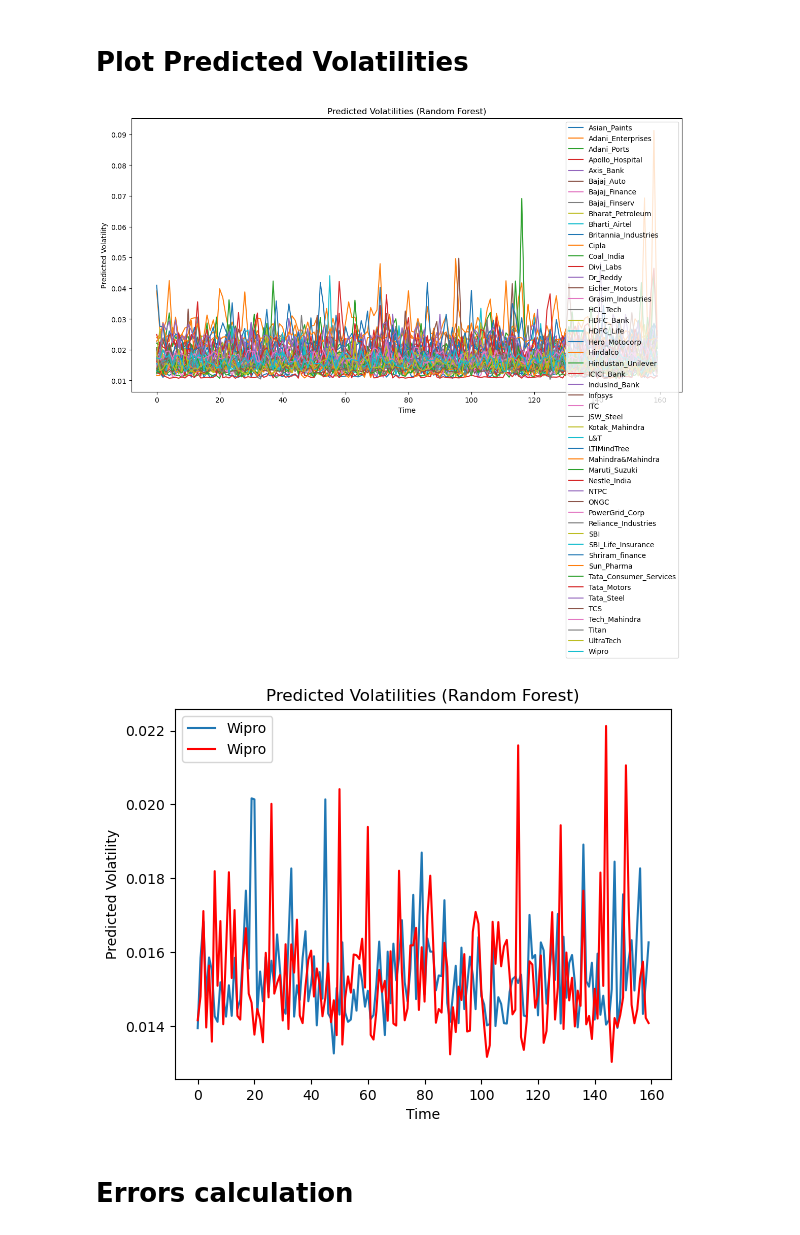
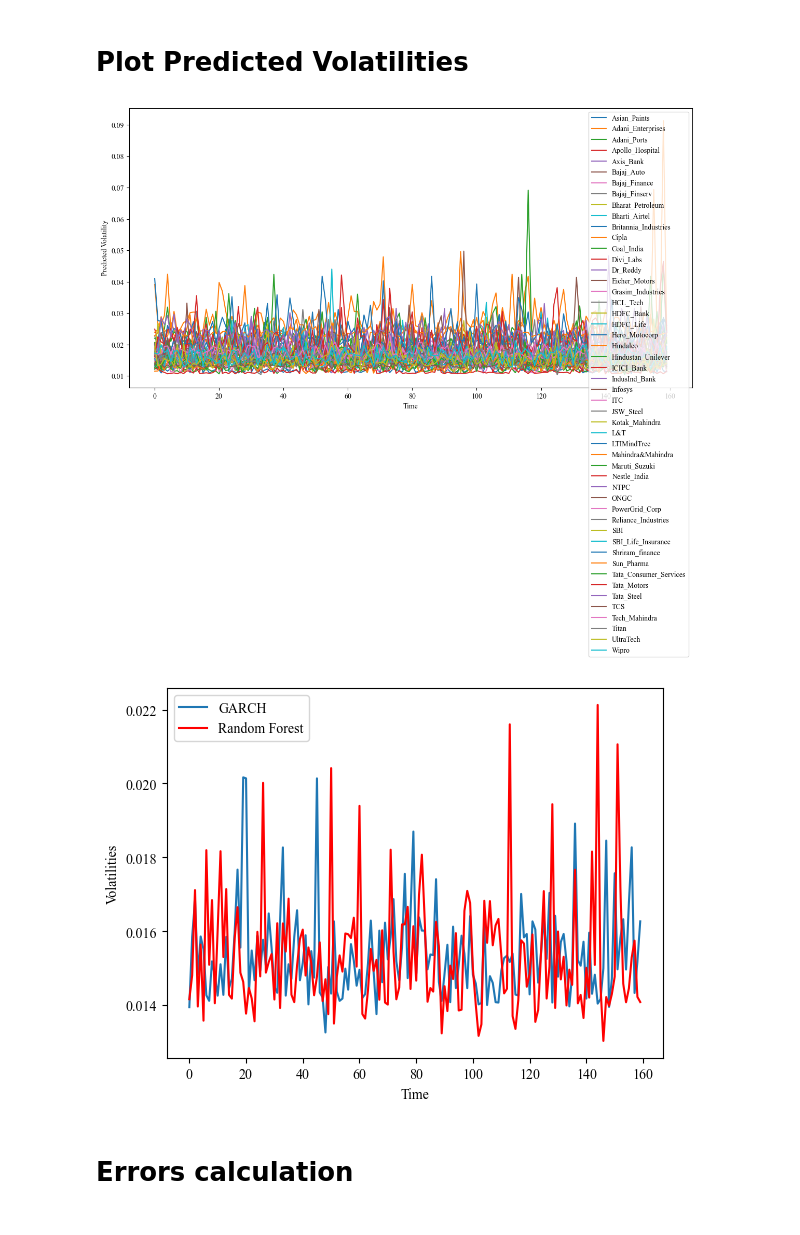
Before and after one commit to Kavya-25/Portfolio_Optimization, a Jupyter notebook: Models/Random Forest Algorithm.ipynb, the cells around one changed output. Saved outputs shown, nothing was run; the diff lists cells and outputs as text; code cells hidden in the pictures.

```diff
--- a/Models/Random Forest Algorithm.ipynb
+++ b/Models/Random Forest Algorithm.ipynb
@@ -632,23 +657,31 @@ dtype: int64
 plt.figure(figsize=(14, 7))
 for company in pred_vol_df.columns:
     plt.plot(pred_vol_df.index, pred_vol_df[company], label=company)
-plt.title('Predicted Volatilities (Random Forest)')
+
+# Set the font to Times New Roman
+plt.rcParams['font.family'] = 'serif'
+plt.rcParams['font.serif'] = ['Times New Roman']
+
 plt.xlabel('Time')
 plt.ylabel('Predicted Volatility')
 plt.legend()
 plt.show()
 # %% [output]
-[figure, old version]
+[figure, new version]
 # %%
-plt.plot(pred_vol_df.index, pred_vol_df['HCL_Tech'], label=company)
-plt.plot(y_test_df.index, y_test_df['HCL_Tech'], label=company, color="red")
-plt.title('Predicted Volatilities (Random Forest)')
+plt.plot(pred_vol_df.index, pred_vol_df['HCL_Tech'], label='GARCH')
+plt.plot(y_test_df.index, y_test_df['HCL_Tech'], label='Random Forest', color="red")
+
+# Set the font to Times New Roman
+plt.rcParams['font.family'] = 'serif'
+plt.rcParams['font.serif'] = ['Times New Roman']
+
 plt.xlabel('Time')
-plt.ylabel('Predicted Volatility')
+plt.ylabel('Volatilities')
 plt.legend()
 plt.show()
 # %% [output]
-[figure, old version]
+[figure, new version]
 # %% [markdown]
 # Errors calculation
 # %%
```
Also changed, not shown: parts of 20 cells of this notebook.
